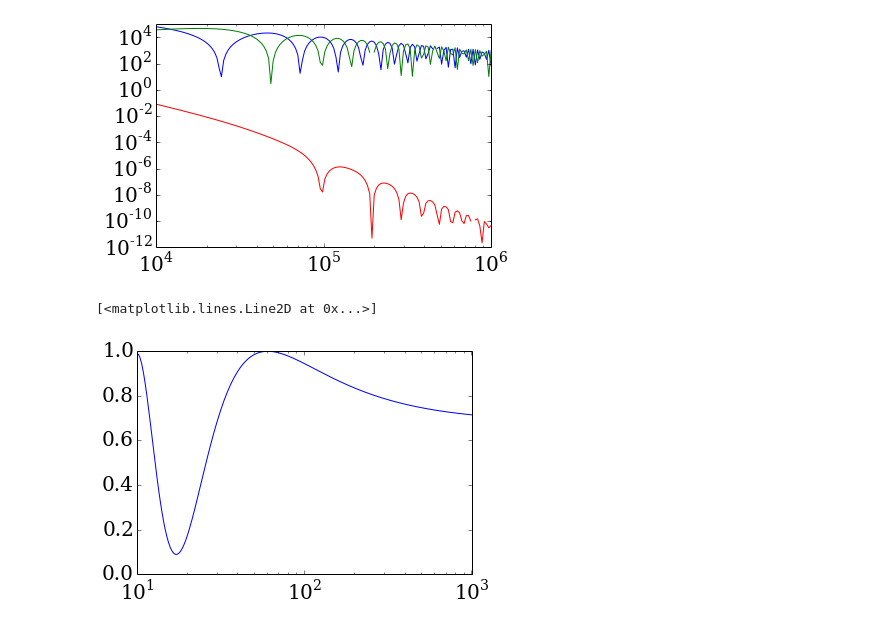
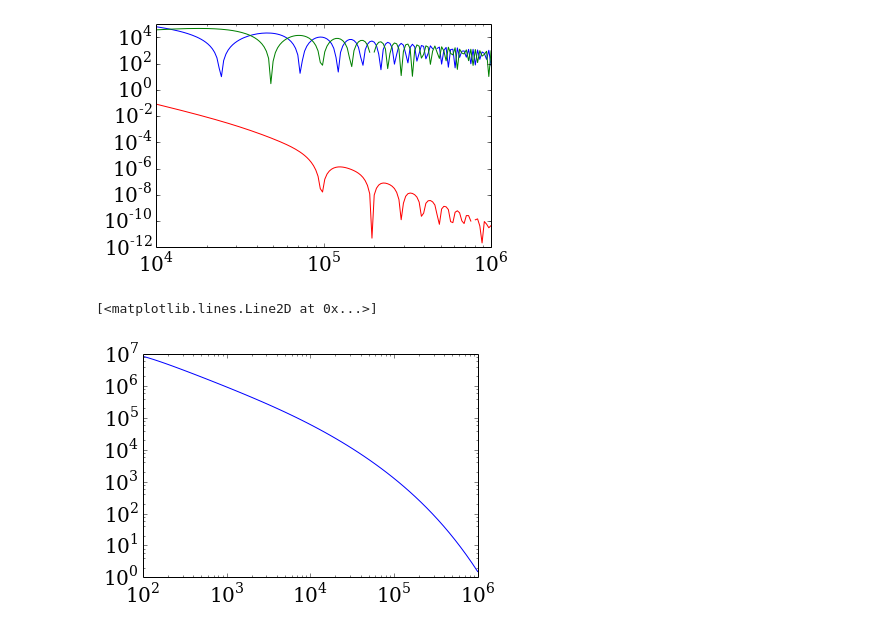
Before and after one commit to arguelles/nuSQuIDS, a Jupyter notebook: resources/python/example/nuSQUIDSpy-example.ipynb, the cells around one changed output. Cells and saved outputs as stored; diff of their text form; code cells hidden in the pictures.

```diff
--- a/resources/python/example/nuSQUIDSpy-example.ipynb
+++ b/resources/python/example/nuSQUIDSpy-example.ipynb
@@ -676,7 +652,7 @@ loglog()
 []
 [figure]
 # %%
-nuSQ = nsq.nuSQUIDS("/Users/carguelles/Workspace/SQuIDS/git_version/nuSQuIDS/mul_ene_ex5.hdf5")
+nuSQ = nsq.nuSQUIDS("/Users/carguelles/Workspace/SQuIDS/git_version/nuSQuIDS/out_muon.hdf5")
 # %%
 e_range = np.array(nuSQ.GetERange())/nuSQ.units.GeV
 nu_e = np.array([ nuSQ.EvalFlavorAtNode(0,ie,0) for ie in range(nuSQ.GetNumE())])
@@ -685,8 +661,8 @@ nu_tau = np.array([ nuSQ.EvalFlavorAtNode(2,ie,0) for ie in range(nuSQ.GetNumE()
 # %%
 ax = plt.gca()
 #ax.set_xticks(np.array([10,20,30,40,50,100]))
 #ax.set_xlim(10,100)
-ax.semilogx(e_range,nu_mu)
+ax.loglog(e_range,nu_mu)
 # %% [output]
 [<matplotlib.lines.Line2D at 0x...>]
-[figure, old version]
+[figure, new version]
```
Also changed, not shown: parts of 1 cell of this notebook, 3 other files.
